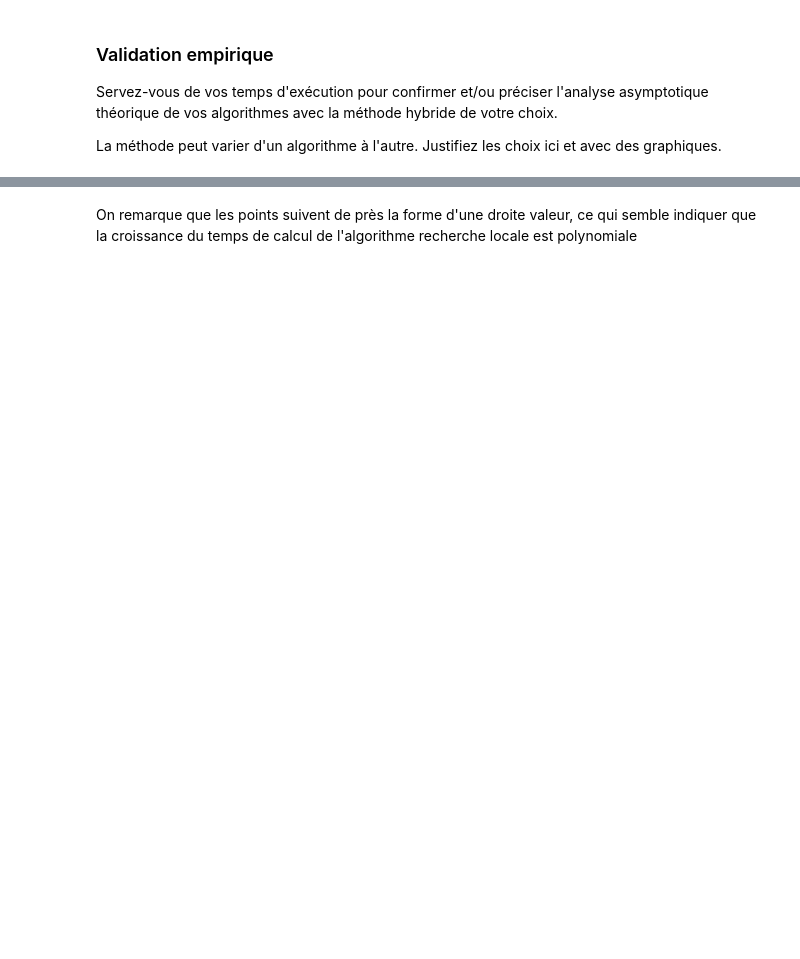
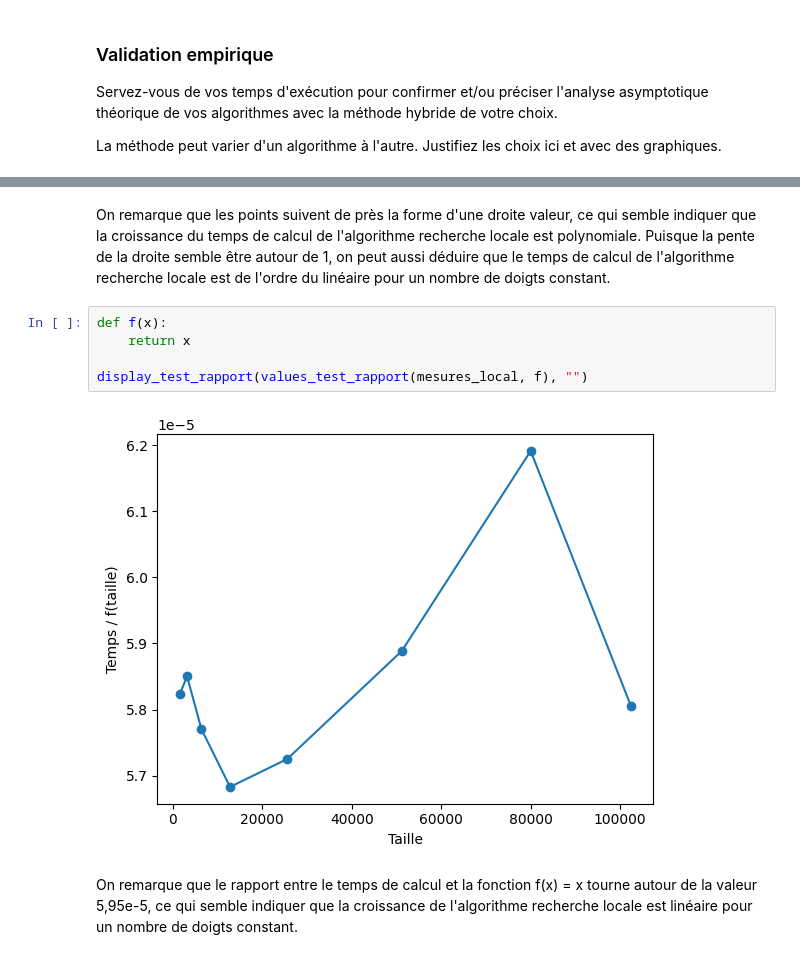
Before and after one commit to UiVieto/INF8775, a Jupyter notebook: TP2-H24/TP2-H24.ipynb, the cells around one changed output, grey strips where cells are left out. Drawn from its saved outputs; the diff is of its cells as text; blank space fills up the shorter version.

```diff
--- a/TP2-H24/TP2-H24.ipynb
+++ b/TP2-H24/TP2-H24.ipynb
@@ -670,3 +672,12 @@ display_test_puissance(values_test_puissance(mesures_local), "Test de puissance:
 # %% [markdown]
-On remarque que les points suivent de près la forme d'une droite valeur, ce qui semble indiquer que la croissance du temps de calcul de l'algorithme recherche locale est polynomiale
+On remarque que les points suivent de près la forme d'une droite valeur, ce qui semble indiquer que la croissance du temps de calcul de l'algorithme recherche locale est polynomiale. Puisque la pente de la droite semble être autour de 1, on peut aussi déduire que le temps de calcul de l'algorithme recherche locale est de l'ordre du linéaire pour un nombre de doigts constant.
+# %%
+def f(x):
+    return x
+
+display_test_rapport(values_test_rapport(mesures_local, f), "")
+# %% [output]
+[figure, added]
+# %% [markdown]
+On remarque que le rapport entre le temps de calcul et la fonction f(x) = x tourne autour de la valeur 5,95e-5, ce qui semble indiquer que la croissance de l'algorithme recherche locale est linéaire pour un nombre de doigts constant.
 # %%
```
Also changed, not shown: parts of 35 cells of this notebook.
